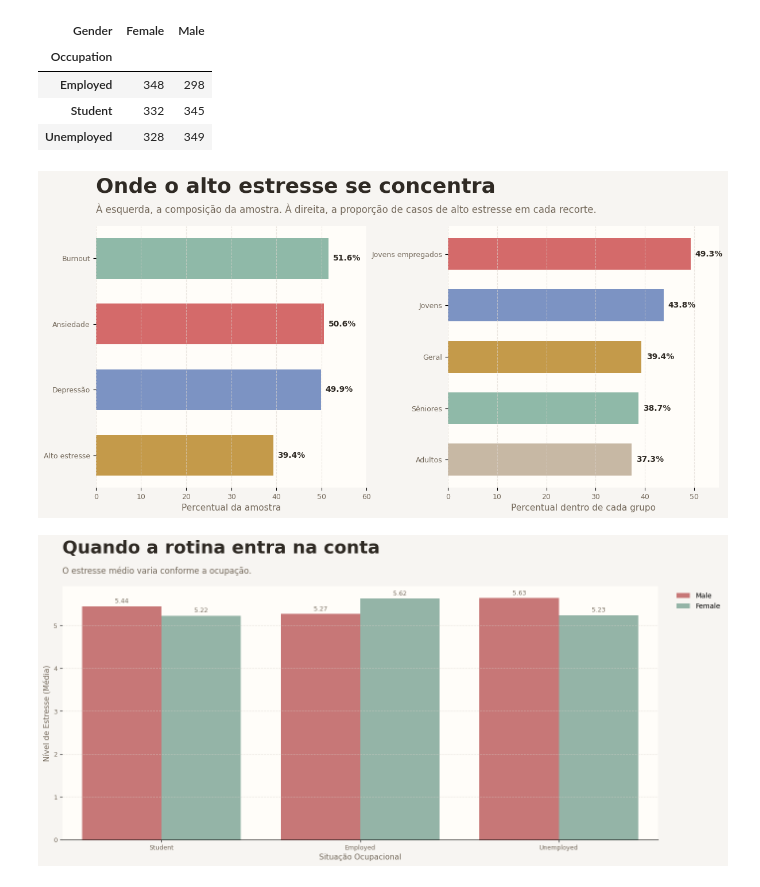
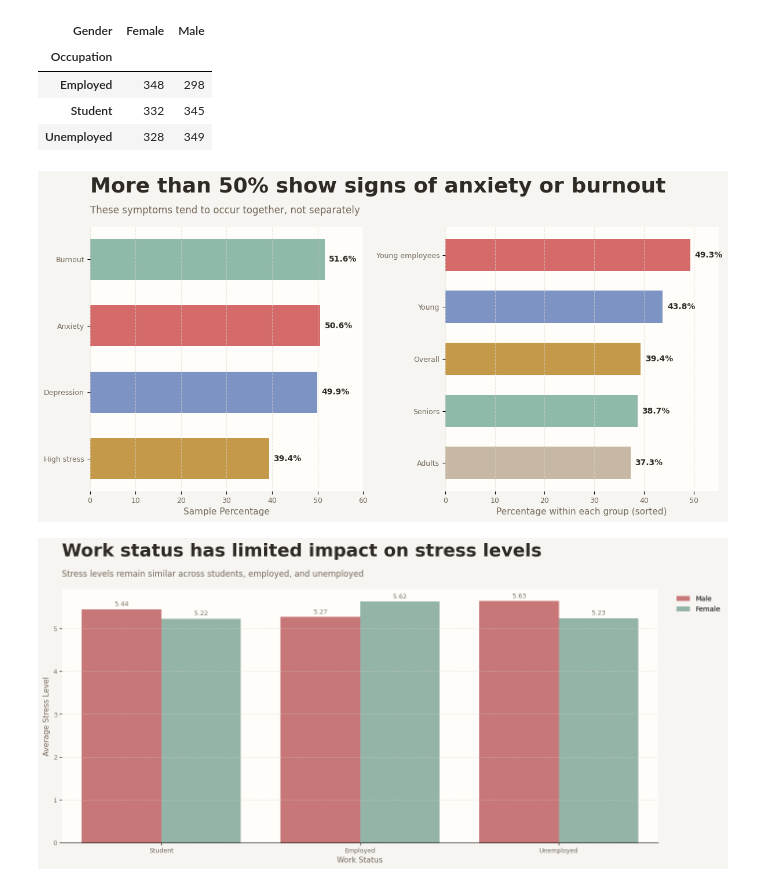
Before and after one commit to matheusmarquezinhub/mental-health-kaggle, a Jupyter notebook: notebooks/main.ipynb, the cells around one changed output. Cells and saved outputs as stored; diff of their text form; code cells hidden in the pictures.

```diff
--- a/notebooks/main.ipynb
+++ b/notebooks/main.ipynb
@@ -218,7 +218,7 @@ df.groupby('Gender')[['Caffeine_Intake', 'Alcohol']].mean()
 | Female | 2.073413 | 0.501984 |
 | Male | 1.984879 | 0.524194 |
 # %%
-df['Age_Group'] = pd.cut(df['Age'], bins=[0, 25, 40, 60], labels=['Jovem', 'Adulto', 'Sênior'])
+df['Age_Group'] = pd.cut(df['Age'], bins=[0, 25, 40, 60], labels=['Young', 'Adults', 'Seniors'])
 df.groupby(['Age_Group', 'Gender'], observed=True)['Stress_Level'].mean().unstack()
 # %% [output]
 | Gender | Female | Male |
@@ -260,11 +260,11 @@ df.groupby(['Occupation','Gender']).size().unstack()
 | Student | 332 | 345 |
 | Unemployed | 328 | 349 |
 # %%
-# Resumo executivo em percentuais
+# Executive summary in percentages
 overview = pd.DataFrame(
     {
-        'Indicador': ['Burnout', 'Ansiedade', 'Depressão', 'Alto estresse'],
-        'Percentual': [
+        'Indicator': ['Burnout', 'Anxiety', 'Depression', 'High stress'],
+        'Percentage': [
             df['Burnout'].mean() * 100,
             df['Anxiety'].mean() * 100,
             df['Depression'].mean() * 100,
@@ -274,61 +274,61 @@ overview = pd.DataFrame(
     }
 )
 
-young_employed = df.loc[(df['Age_Group'] == 'Jovem') & (df['Occupation'] == 'Employed'), 'Stress_Level']
+young_employed = df.loc[(df['Age_Group'] == 'Young') & (df['Occupation'] == 'Employed'), 'Stress_Level']
 
 high_stress_cuts = pd.DataFrame(
     {
-        'Recorte': ['Jovens empregados', 'Jovens', 'Geral', 'Sêniores', 'Adultos'],
-        'Percentual': [
+        'Group': ['Young employees', 'Young', 'Overall', 'Seniors', 'Adults'],
+        'Percentage': [
             young_employed.ge(7).mean() * 100,
-            df.loc[df['Age_Group'] == 'Jovem', 'Stress_Level'].ge(7).mean() * 100,
+            df.loc[df['Age_Group'] == 'Young', 'Stress_Level'].ge(7).mean() * 100,
             df['Stress_Level'].ge(7).mean() * 100,
-            df.loc[df['Age_Group'] == 'Sênior', 'Stress_Level'].ge(7).mean() * 100,
-            df.loc[df['Age_Group'] == 'Adulto', 'Stress_Level'].ge(7).mean() * 100,
+            df.loc[df['Age_Group'] == 'Seniors', 'Stress_Level'].ge(7).mean() * 100,
+            df.loc[df['Age_Group'] == 'Adults', 'Stress_Level'].ge(7).mean() * 100,
         ],
         'Color': [ACCENT, ACCENT_3, GOLD, ACCENT_2, '#c7b8a4'],
     }
 )
 
 fig, axes = plt.subplots(1, 2, figsize=(14, 6.8), facecolor=BG)
 fig.subplots_adjust(top=0.78, wspace=0.3)
 
 for axis in axes:
     axis.set_facecolor(PANEL)
     axis.tick_params(axis='both', labelsize=FONT['tick']['fontsize'], labelcolor=FONT['tick']['color'])
     axis.grid(axis='x', color=GRID, linestyle='--', alpha=0.6)
     sns.despine(ax=axis, left=True, bottom=True)
 
-axes[0].barh(overview['Indicador'], overview['Percentual'], color=overview['Color'], edgecolor='none', height=0.62)
+axes[0].barh(overview['Indicator'], overview['Percentage'], color=overview['Color'], edgecolor='none', height=0.62)
 axes[0].invert_yaxis()
 axes[0].set_xlim(0, 60)
-axes[0].set_xlabel('Percentual da amostra', **FONT['axis_label'])
+axes[0].set_xlabel('Sample Percentage', **FONT['axis_label'])
 axes[0].set_ylabel('')
-add_value_labels(axes[0], overview['Percentual'].round(1).tolist())
+add_value_labels(axes[0], overview['Percentage'].round(1).tolist())
 
-axes[1].barh(high_stress_cuts['Recorte'], high_stress_cuts['Percentual'], color=high_stress_cuts['Color'], edgecolor='none', height=0.62)
+axes[1].barh(high_stress_cuts['Group'], high_stress_cuts['Percentage'], color=high_stress_cuts['Color'], edgecolor='none', height=0.62)
 axes[1].invert_yaxis()
 axes[1].set_xlim(0, 55)
-axes[1].set_xlabel('Percentual dentro de cada grupo', **FONT['axis_label'])
+axes[1].set_xlabel('Percentage within each group (sorted)', **FONT['axis_label'])
 axes[1].set_ylabel('')
-add_value_labels(axes[1], high_stress_cuts['Percentual'].round(1).tolist())
+add_value_labels(axes[1], high_stress_cuts['Percentage'].round(1).tolist())
 
 add_chart_titles(
     axes[0],
-    title="Onde o alto estresse se concentra",
-    subtitle="À esquerda, a composição da amostra. À direita, a proporção de casos de alto estresse em cada recorte.",
+    title="More than 50% show signs of anxiety or burnout",
+    subtitle="These symptoms tend to occur together, not separately",
 )
 
 save_figure(fig, 'executive_summary.png')
 plt.show()
 # %% [output]
-[figure, old version]
+[figure, new version]
 # %%
-# Configura??o da figura
+# Figure config.
 fig, ax = plt.subplots(figsize=(14, 6.8), facecolor=BG)
 ax.set_facecolor(PANEL)
 
-# Gr?fico de Barras
+# Graphics
 sns.barplot(
     data=df,
     x='Occupation',
@@ -339,26 +339,26 @@ sns.barplot(
     ax=ax
 )
 
-# T?tulos e Subtitulos
+# Titles and Subtitles
 add_chart_titles(
     ax,
-    title="Quando a rotina entra na conta",
-        subtitle="O estresse médio varia conforme a ocupação.",
+    title="Work status has limited impact on stress levels",
+        subtitle="Stress levels remain similar across students, employed, and unemployed",
 )
 
-# Eixos
-ax.set_xlabel("Situação Ocupacional", **FONT["axis_label"])
-ax.set_ylabel("Nível de Estresse (Média)", **FONT["axis_label"])
+# Axles
+ax.set_xlabel("Work Status", **FONT["axis_label"])
+ax.set_ylabel("Average Stress Level", **FONT["axis_label"])
 ax.tick_params(axis='both', which='major', labelsize=FONT["tick"]["fontsize"], labelcolor=FONT["tick"]["color"])
 
-# Grade e Est?tica
+# Grid
 ax.grid(axis='y', color=GRID, linestyle='--', alpha=0.6)
 sns.despine(left=True, bottom=False)
 
-# Legenda Neutra
+# Legend
 plt.legend(frameon=False, bbox_to_anchor=(1.02, 1), loc='upper left')
 
-# Adicionando os valores
+# values
 for container in ax.containers:
     ax.bar_label(container, fmt='%.2f', padding=3, color=MUTED, fontsize=9)
 
@@ -366,5 +366,5 @@ plt.tight_layout()
 save_figure(fig, 'stress_by_occupation.png')
 plt.show()
 # %% [output]
-[figure, old version]
+[figure, new version]
 # %%
```
Also changed, not shown: parts of 7 cells of this notebook, 4 other files.
